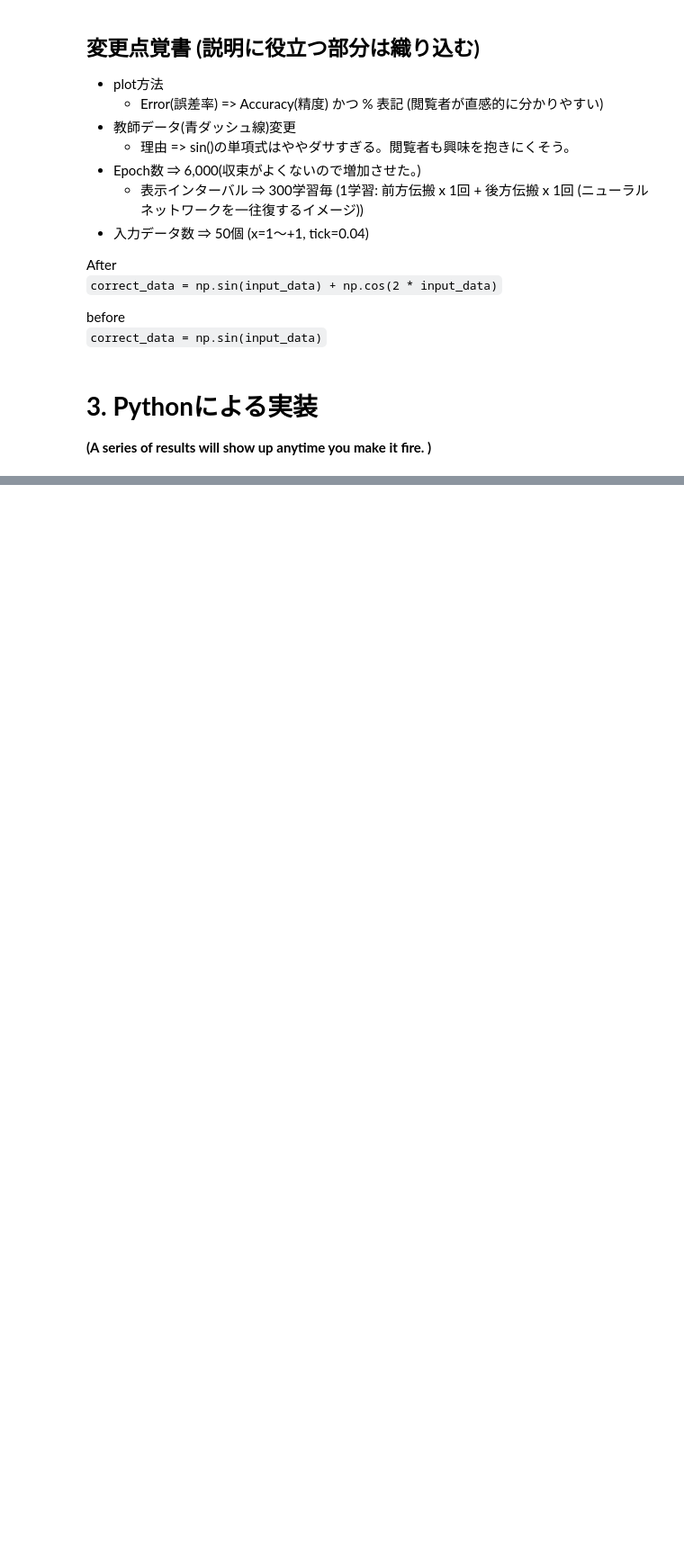
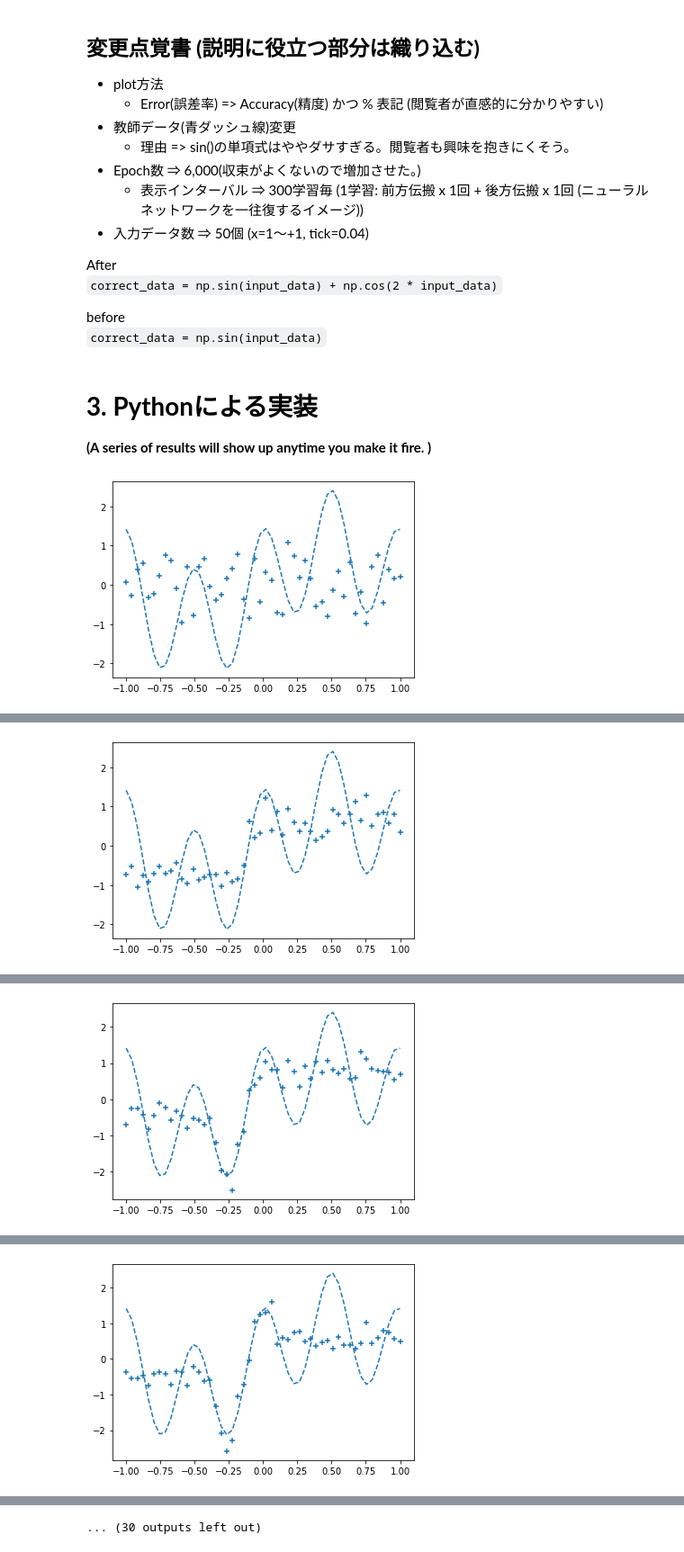
Before and after one commit to solaris0051/simpleNN, a Jupyter notebook: in_1n_mid_12n_x4_out_1n.ipynb, the cells around one changed output, grey strips where cells are left out. Shown at 90% size. Drawn from its saved outputs; the diff is of its cells as text; code cells hidden in the pictures; blank space fills up the shorter version.

```diff
--- a/in_1n_mid_12n_x4_out_1n.ipynb
+++ b/in_1n_mid_12n_x4_out_1n.ipynb
@@ -129,8 +129,8 @@ n_in = 1   # the number of neurons at the input layer
 n_mid = 12 # the number of neurons at the hidden layers
 n_out = 1  # the number of neurons at the output layer
 
-wb_width = 0.59916 # initial width of weight and bias
-eta = 0.11249      # initial learning coefficient
+wb_width = 0.59912 # initial width of weight and bias
+eta = 0.11254      # initial learning coefficient
 epoch = 6001      # online batch, meaning its size is one.
 interval = 300    # initial monitoring interval
 
@@ -149,7 +149,7 @@ class BaseLayer:
 class HiddenLayer(BaseLayer):
     def forward(self, x):  # method for foreward-propagation
         self.x = x
-        u = np.dot(x, self.w) + self.b # u = X * W +B
+        u = np.dot(x, self.w) + self.b # u = [X][W] +[B]
         self.y = 1/(1+np.exp(-u))  # use sigmoid function for activaion
 
     def backward(self, grad_y):  # method for backward-propagation
@@ -163,7 +163,7 @@ class HiddenLayer(BaseLayer):
 class OutputLayer(BaseLayer):
     def forward(self, x):  # method for foreward-propagation
         self.x = x
-        u = np.dot(x, self.w) + self.b  # u = X * W + B
+        u = np.dot(x, self.w) + self.b  # u = [X][W] + [B]
         self.y = u   # use identity function for activation
 
     def backward(self, t):  # method for backward-propagation
@@ -212,30 +212,32 @@ for i in range(epoch):
         hidden_layer2.backward(hidden_layer3.grad_x)
         hidden_layer1.backward(hidden_layer2.grad_x)
 
         # update weight and bias (method of update defined in the class BaseLayer)
         hidden_layer1.update(eta)
         hidden_layer2.update(eta)
         hidden_layer3.update(eta)
         hidden_layer4.update(eta)
         output_layer.update(eta)
 
         if i%interval == 0:
 
             y = output_layer.y[0][0]  # get a number (from matrix) as a learned one in the output layer.
 
             # error estimation by loss function (apply mean square error)
             total_error += 1.0/2.0*np.sum(np.square(y - t))
 
             # store outputs learned
             plot_x.append(x)
             plot_y.append(y)
 
     if i%interval == 0:
 
         # plot outpus
         plt.plot(input_data, correct_data, linestyle="dashed")
         plt.scatter(plot_x, plot_y, marker="+")
         plt.show()
 
         # print epoch number and accuracy
         print("Epoch:" + str(i) + "/" + str(epoch), "Accuracy:" + str(((1 - total_error/n_data)) * 100) + "%")
+# %% [output]
+[figure, added]
@@ -241,0 +245 @@ for i in range(epoch):
+[figure, added]
@@ -241,0 +247 @@ for i in range(epoch):
+[figure, added]
@@ -241,0 +249 @@ for i in range(epoch):
+[figure, added]
@@ -241,0 +255 @@ for i in range(epoch):
+... (30 outputs left out)
```
Also changed, not shown: parts of 1 cell of this notebook.
